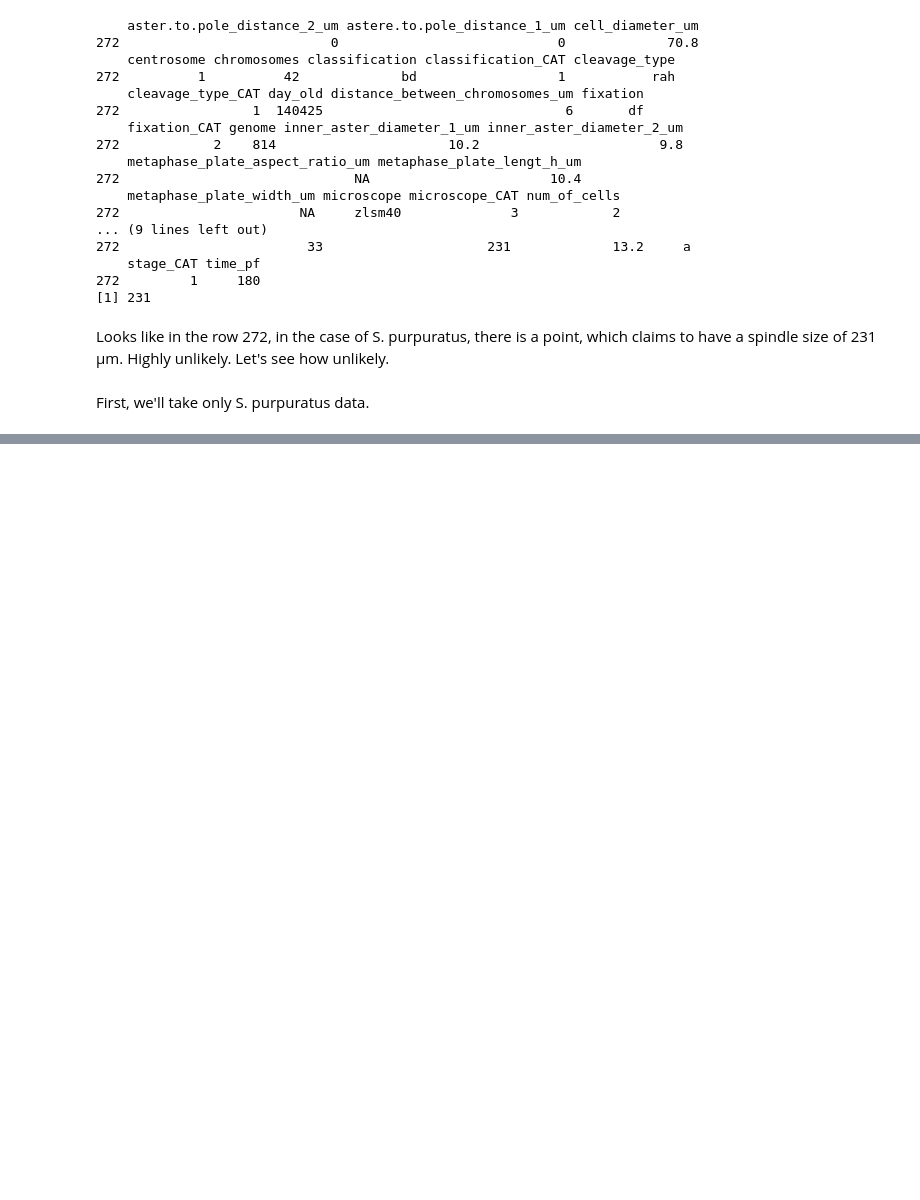
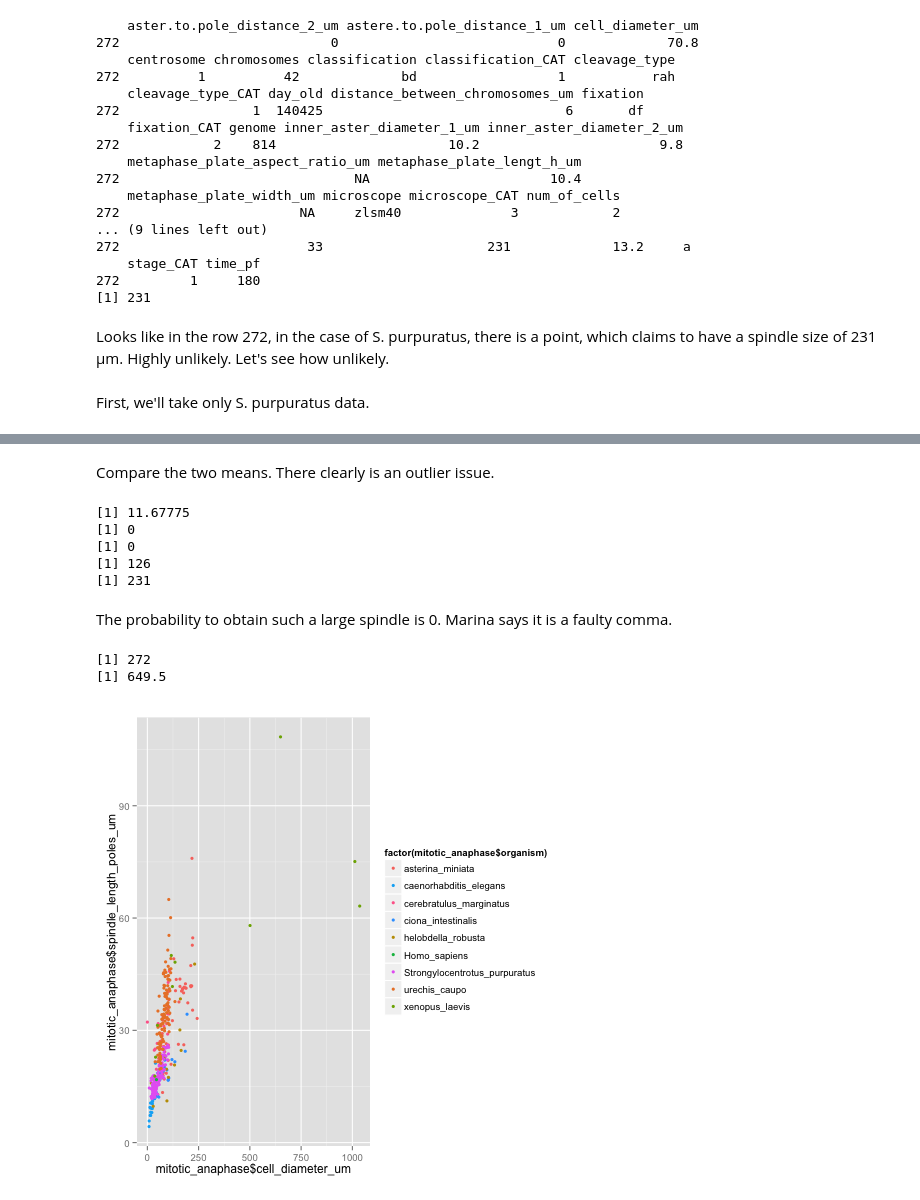
Before and after one commit to emmaggie/SPINDLE_ZOO, a Jupyter notebook: Final/Code/4_scaling_plots_Fig1_S1.ipynb, the cells around one changed output, grey strips where cells are left out. Cells and saved outputs as stored; diff of their text form; code cells hidden in the pictures; blank space fills up the shorter version.

```diff
--- a/Final/Code/4_scaling_plots_Fig1_S1.ipynb
+++ b/Final/Code/4_scaling_plots_Fig1_S1.ipynb
@@ -318,0 +311,2 @@ subset.purpuratus=mitotic_anaphase[mitotic_anaphase=="Strongylocentrotus_purpura
+# %% [markdown]
+Compare the two means. There clearly is an outlier issue.
@@ -318,0 +319,33 @@ subset.purpuratus=mitotic_anaphase[mitotic_anaphase=="Strongylocentrotus_purpura
+# %%
+%%R
+print(max(zscores))
+
+print(1-pt(max(zscores),length(subset.purpuratus$spindle_length_poles_um-2)))
+print(1-pnorm(max(zscores)))
+
+print(which(zscores==max(zscores)))
+print(subset.purpuratus$spindle_length_poles_um[which(zscores==max(zscores))])
+# %% [output]
+[1] 11.67775
+[1] 0
+[1] 0
+[1] 126
+[1] 231
+# %% [markdown]
+The probability to obtain such a large spindle is 0. Marina says it is a faulty comma.
+# %%
+%%R
+print(which(mitotic_anaphase$spindle_length_poles_um==max(mitotic_anaphase$spindle_length_poles_um,na.rm=TRUE))) #row 272
+mitotic_anaphase[272,]$spindle_length_poles_um<-mitotic_anaphase[272,]$spindle_length_poles_um/10
+print(mitotic_anaphase[which(mitotic_anaphase$spindle_length_poles_um==max(mitotic_anaphase$spindle_length_poles_um,na.rm=TRUE)),]$cell_diameter_um)
+# %% [output]
+[1] 272
+[1] 649.5
+# %%
+%%R
+plot_S1C<-ggplot()
+plot_S1C<-plot_S1C+geom_point(data=mitotic_anaphase,aes(x=mitotic_anaphase$cell_diameter_um,y=mitotic_anaphase$spindle_length_poles_um,colour=factor(mitotic_anaphase$organism)),size=1.5)
+plot_S1C<-plot_S1C+scale_color_manual(values = mapping_vector2)#,labels=names(mapping_vector2))
+plot_S1C#+ylim(c(0,75))+xlim(c(0,500))
+# %% [output]
+[figure, added]
```
Also changed, not shown: parts of 23 cells of this notebook, 2 other files.
